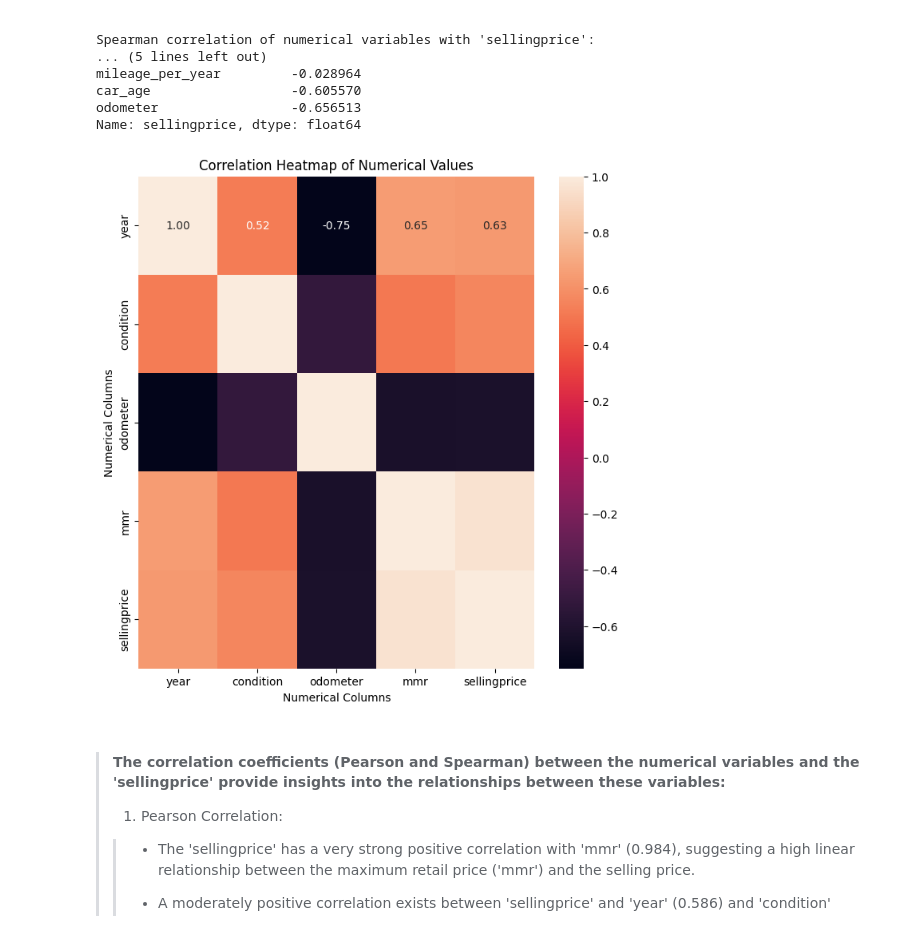
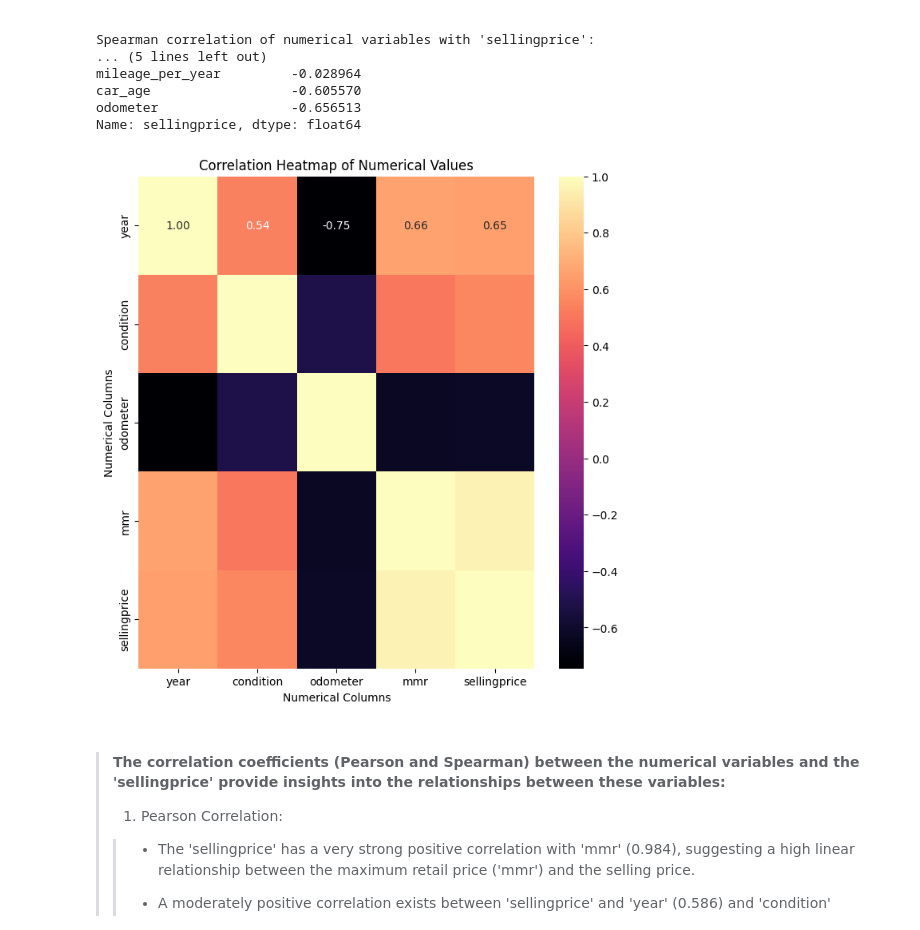
Before and after one commit to maxheijmans/AIM4B_Group1, a Jupyter notebook: UsedCarAuctionPrices/EDA_UsedCarAuctionPrices.ipynb, the cells around one changed output. Saved outputs shown, nothing was run; the diff lists cells and outputs as text; code cells hidden in the pictures.

Commit message:
All comments check

```diff
--- a/UsedCarAuctionPrices/EDA_UsedCarAuctionPrices.ipynb
+++ b/UsedCarAuctionPrices/EDA_UsedCarAuctionPrices.ipynb
@@ -1214,11 +1288,11 @@ plt.show()
 # %%
-# Define columns to check for outliers
-columns_to_check = ['year', 'odometer', 'mmr', 'sellingprice', 'car_age', 'mileage_per_year', 'market_price_deviation']
+#Defining columns to check for outliers
+columns_to_check = ['odometer', 'mmr', 'sellingprice', 'car_age', 'mileage_per_year', 'market_price_deviation']
 
-# Create an empty dictionary to store counts of outliers for each column
+#Creating an empty dictionary to store counts of outliers for each column
 outliers_count = {}
 
-# Iterate through each column and calculate the count of outliers using the IQR method
+#Iterating through each column and calculate the count of outliers using the IQR method
 for column_name in columns_to_check:
     Q1 = car_df[column_name].quantile(0.25)
     Q3 = car_df[column_name].quantile(0.75)
@@ -1227,13 +1301,13 @@ for column_name in columns_to_check:
     lower_threshold = Q1 - 1.5 * IQR
     upper_threshold = Q3 + 1.5 * IQR
 
-    # Identify outliers
+    #Identifying outliers
     outliers_mask = (car_df[column_name] < lower_threshold) | (car_df[column_name] > upper_threshold)
 
-    # Count outliers and store the count in the dictionary
+    #Count outliers and store the count in the dictionary
     outliers_count[column_name] = outliers_mask.sum()
 
-# Display the count of outliers for each column
+#Showing the count of outliers for each column
 for column, count in outliers_count.items():
     print(f"Number of outliers in '{column}': {count}")
 # %% [output]
@@ -1247,20 +1322,20 @@ Number of outliers in 'market_price_deviation': 35086
 # %%
-# Define columns to impute outliers in
-columns_to_check = ['year', 'odometer', 'mmr', 'sellingprice', 'car_age', 'mileage_per_year', 'market_price_deviation']
+#Defining columns to address outlier imputation
+columns_to_check = ['odometer', 'mmr', 'sellingprice', 'car_age', 'mileage_per_year', 'market_price_deviation']
 
-# Iterate through each column and impute outliers with median
+#Iterating through each column to handle outliers using median imputation
 for column_name in columns_to_check:
-    Q1 = car_df[column_name].quantile(0.25)
-    Q3 = car_df[column_name].quantile(0.75)
-    IQR = Q3 - Q1
+    Q1 = car_df[column_name].quantile(0.25)  #Calculating the first quartile
+    Q3 = car_df[column_name].quantile(0.75)  #Calculating the third quartile
+    IQR = Q3 - Q1  #Determining the Interquartile Range (IQR)
 
-    lower_threshold = Q1 - 1.5 * IQR
-    upper_threshold = Q3 + 1.5 * IQR
+    lower_threshold = Q1 - 1.5 * IQR  #Calculating the lower threshold
+    upper_threshold = Q3 + 1.5 * IQR  #Calculating the upper threshold
 
-    # Identify outliers
+    #Identifying outliers
     outliers_mask = (car_df[column_name] < lower_threshold) | (car_df[column_name] > upper_threshold)
 
-    # Replace outliers with median
+    #Replacing outliers with the median value
     median_value = car_df[column_name].median()
     car_df.loc[outliers_mask, column_name] = median_value
 # %%
@@ -1397,17 +1433,18 @@ car_age                  -0.605570
 odometer                 -0.656513
 Name: sellingprice, dtype: float64
 # %%
+#Calculating the correlation matrix for numerical features
 numerical_corr = car_df[num_features].corr()
 
+#Showing the correlation heatmap
 plt.figure(figsize=(8, 8))
-sns.heatmap(numerical_corr, annot=True, fmt='.2f')
-sns.color_palette("magma", as_cmap=True)
+sns.heatmap(numerical_corr, annot=True, fmt='.2f', cmap='magma')
 plt.title('Correlation Heatmap of Numerical Values')
 plt.xlabel('Numerical Columns')
 plt.ylabel('Numerical Columns')
 plt.show()
 # %% [output]
-[figure, old version]
+[figure, new version]
 # %% [markdown]
 > #### The correlation coefficients (Pearson and Spearman) between the numerical variables and the 'sellingprice' provide insights into the relationships between these variables:
 >
```
Also changed, not shown: parts of 206 cells of this notebook, 1 other file.
